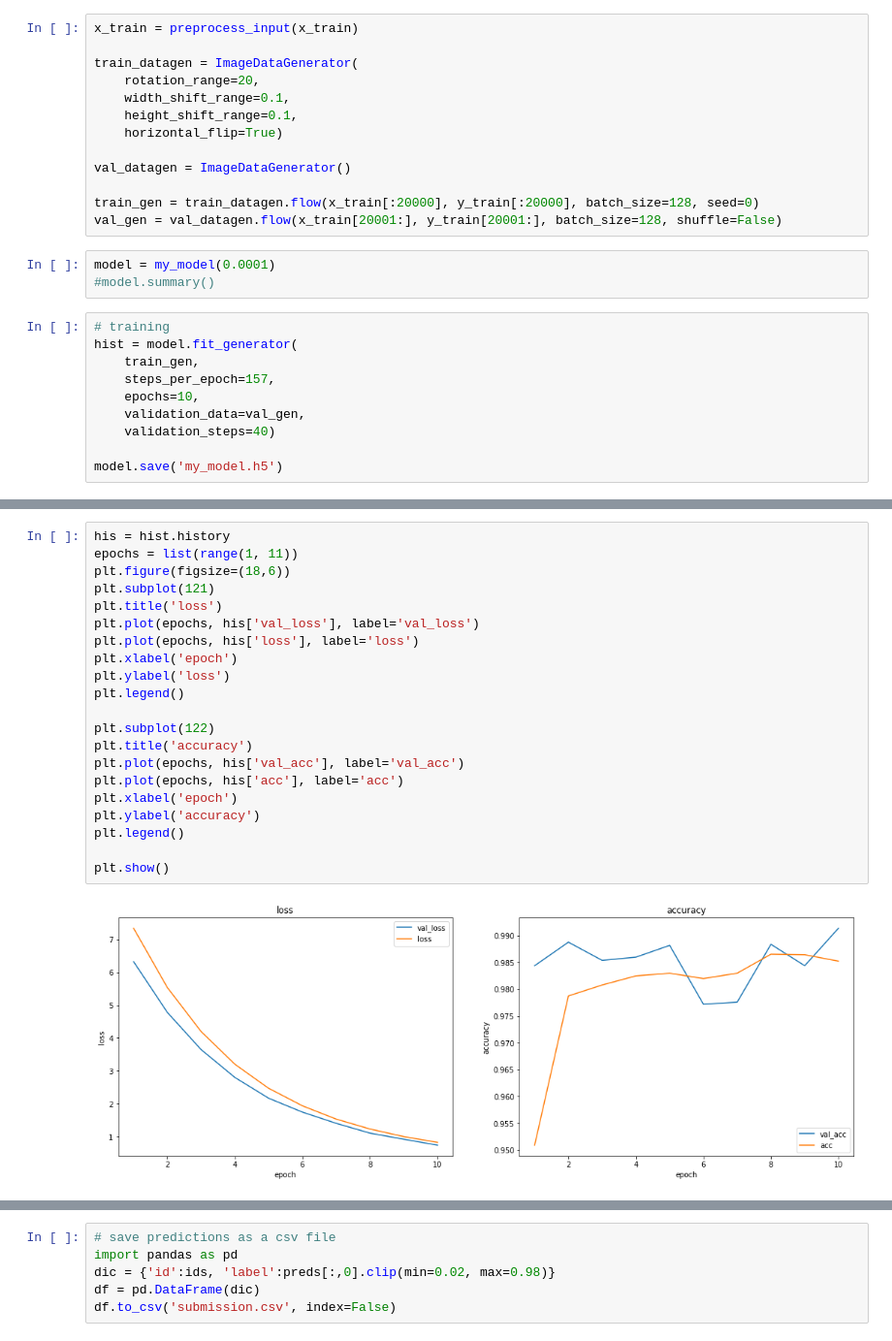
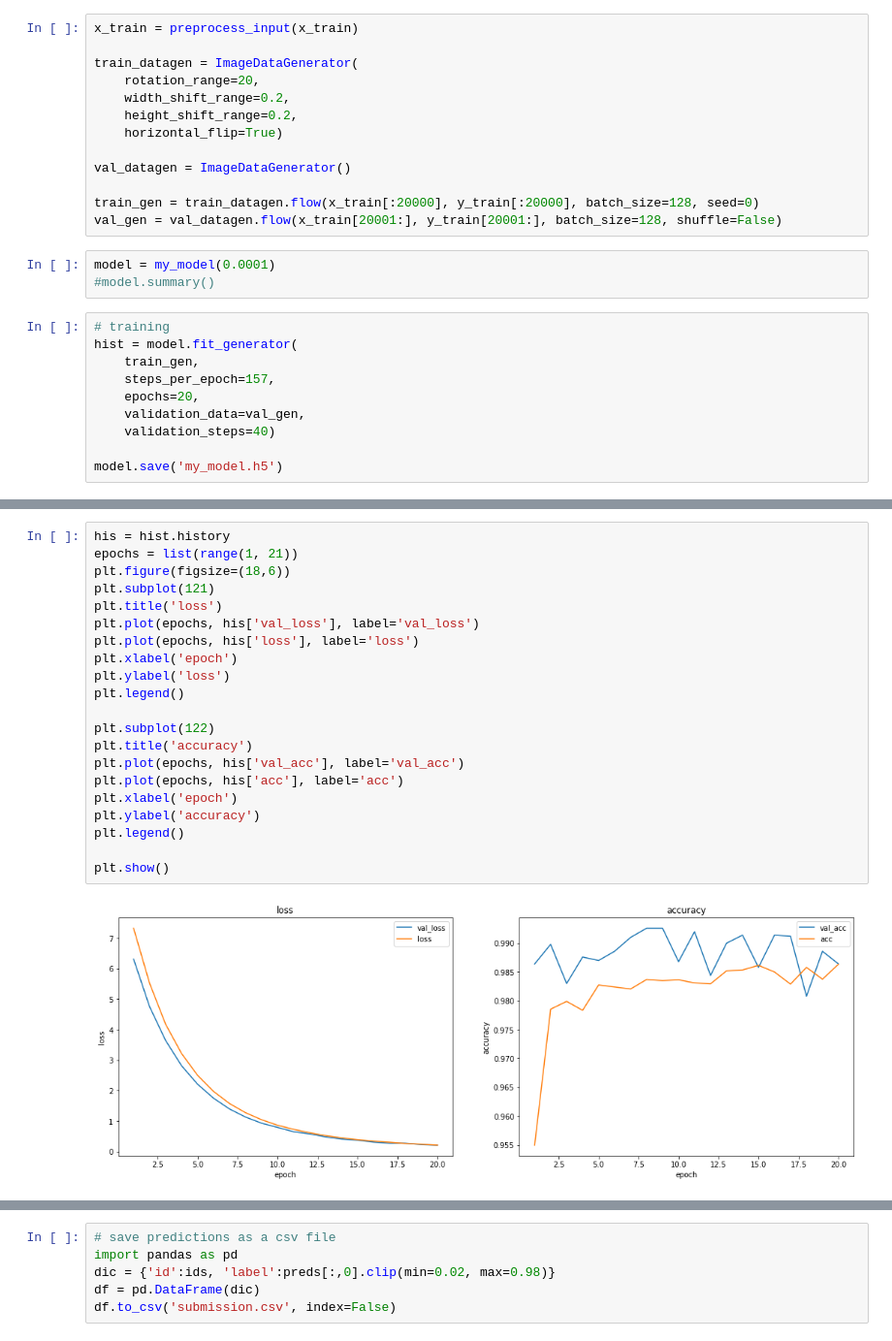
Before and after one commit to rover9632/dogs_vs_cats, a Jupyter notebook: pretrain_kr.ipynb, the cells around one changed output, grey strips where cells are left out. Shown at 97% size. Cells and saved outputs as stored; diff of their text form.

```diff
--- a/pretrain_kr.ipynb
+++ b/pretrain_kr.ipynb
@@ -149,8 +149,8 @@ x_train = preprocess_input(x_train)
 
 train_datagen = ImageDataGenerator(
     rotation_range=20,
-    width_shift_range=0.1,
-    height_shift_range=0.1,
+    width_shift_range=0.2,
+    height_shift_range=0.2,
     horizontal_flip=True)
 
 val_datagen = ImageDataGenerator()
@@ -165,7 +165,7 @@ model = my_model(0.0001)
 hist = model.fit_generator(
     train_gen,
     steps_per_epoch=157,
-    epochs=10,
+    epochs=20,
     validation_data=val_gen,
     validation_steps=40)
 
@@ -194,26 +191,26 @@ Epoch 10/10
 # %%
 his = hist.history
-epochs = list(range(1, 11))
+epochs = list(range(1, 21))
 plt.figure(figsize=(18,6))
 plt.subplot(121)
 plt.title('loss')
 plt.plot(epochs, his['val_loss'], label='val_loss')
 plt.plot(epochs, his['loss'], label='loss')
 plt.xlabel('epoch')
 plt.ylabel('loss')
 plt.legend()
 
 plt.subplot(122)
 plt.title('accuracy')
 plt.plot(epochs, his['val_acc'], label='val_acc')
 plt.plot(epochs, his['acc'], label='acc')
 plt.xlabel('epoch')
 plt.ylabel('accuracy')
 plt.legend()
 
 plt.show()
 # %% [output]
-[figure, old version]
+[figure, new version]
 # %%
 # from keras.models import load_model
 # model = load_model('my_model.h5')
```
Also changed, not shown: parts of 5 cells of this notebook, 1 other file.
